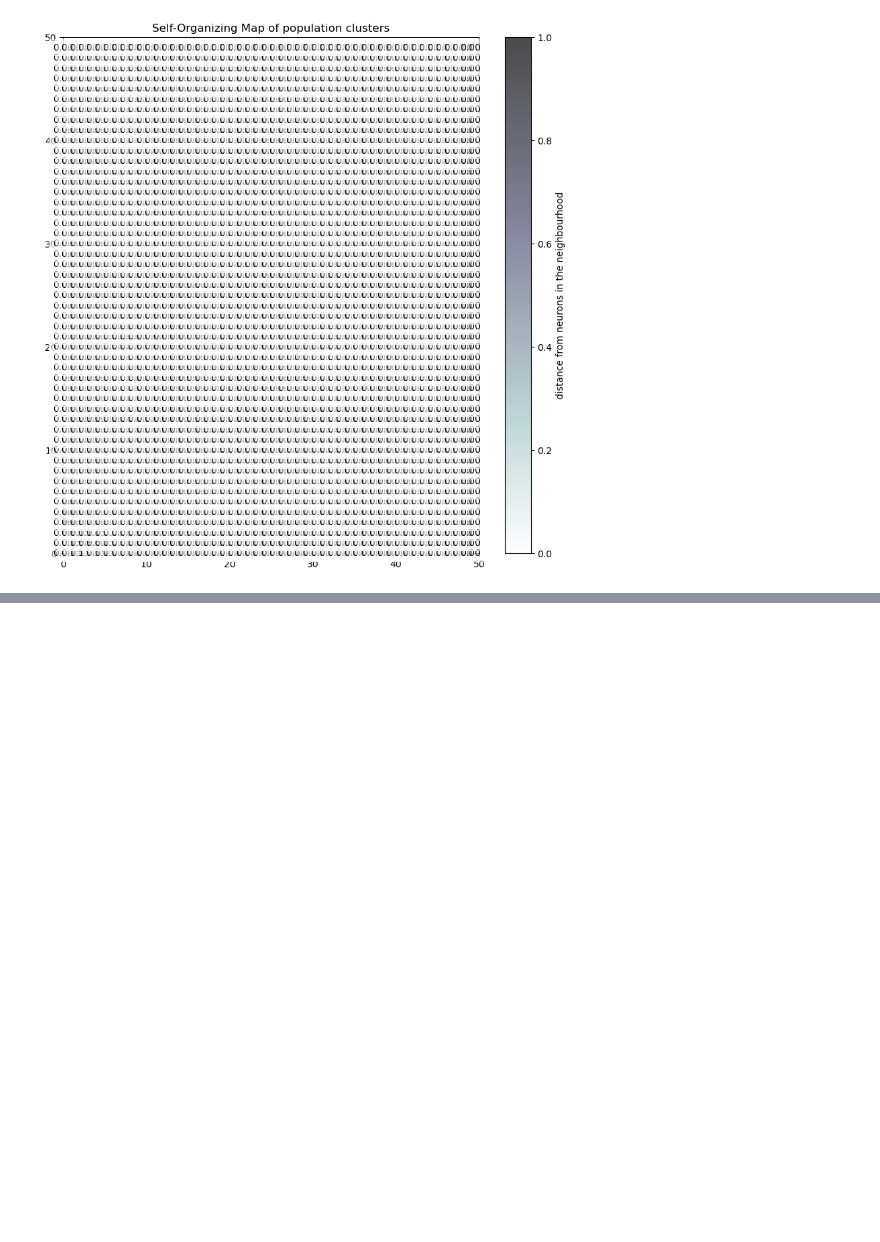
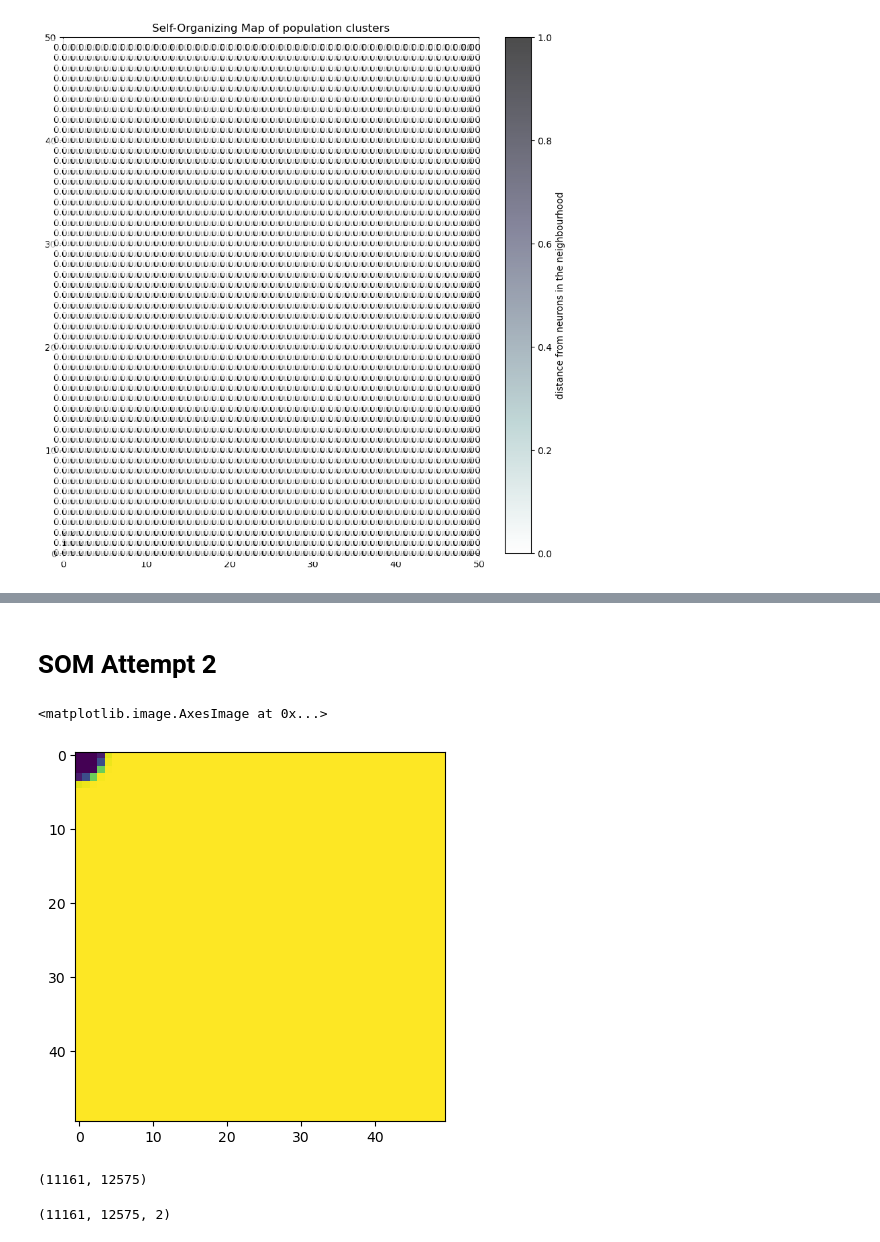
Before and after one commit to InstituteforDiseaseModeling/RasterToolkit, a Jupyter notebook: examples/som_exploration_notebook.ipynb, the cells around one changed output, grey strips where cells are left out. Drawn from its saved outputs; the diff is of its cells as text; code cells hidden in the pictures; blank space fills up the shorter version.

```diff
--- a/examples/som_exploration_notebook.ipynb
+++ b/examples/som_exploration_notebook.ipynb
@@ -128,0 +139,2 @@ plt.show()
+# %% [markdown]
+# SOM Attempt 2
@@ -128,0 +144,15 @@ plt.show()
+# %%
+population_density = band1.astype('float64')
+population_density[np.isnan(population_density)] = 0
+population_density = population_density / population_density.max() #normalize
+# %%
+data = population_density.reshape(-1, 1)
+# %%
+som_size = 50
+som = MiniSom(som_size, som_size, 1, sigma=1.0, learning_rate=0.5)
+som.train_random(data, 10000) #1000 iterations
+# %%
+plt.imshow(som.get_weights().reshape(som_size, som_size))
+# %% [output]
+<matplotlib.image.AxesImage at 0x...>
+[figure, added]
@@ -128,0 +170,8 @@ plt.show()
+# %%
+best_matching_units.shape
+# %% [output]
+(11161, 12575)
+# %%
+bmus = bmus.squeeze()
+# %% [output]
+(11161, 12575, 2)
```
Also changed, not shown: parts of 16 cells of this notebook.
